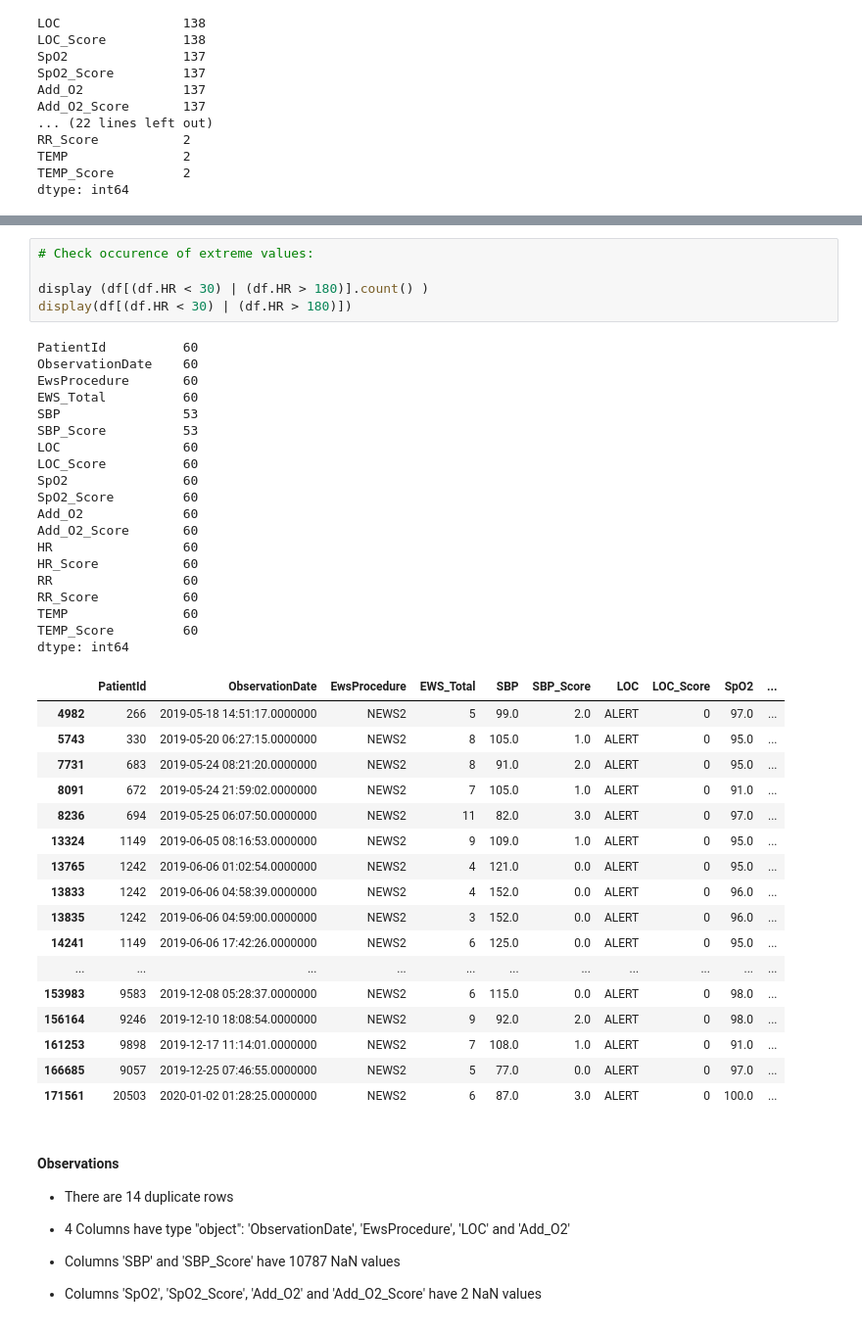
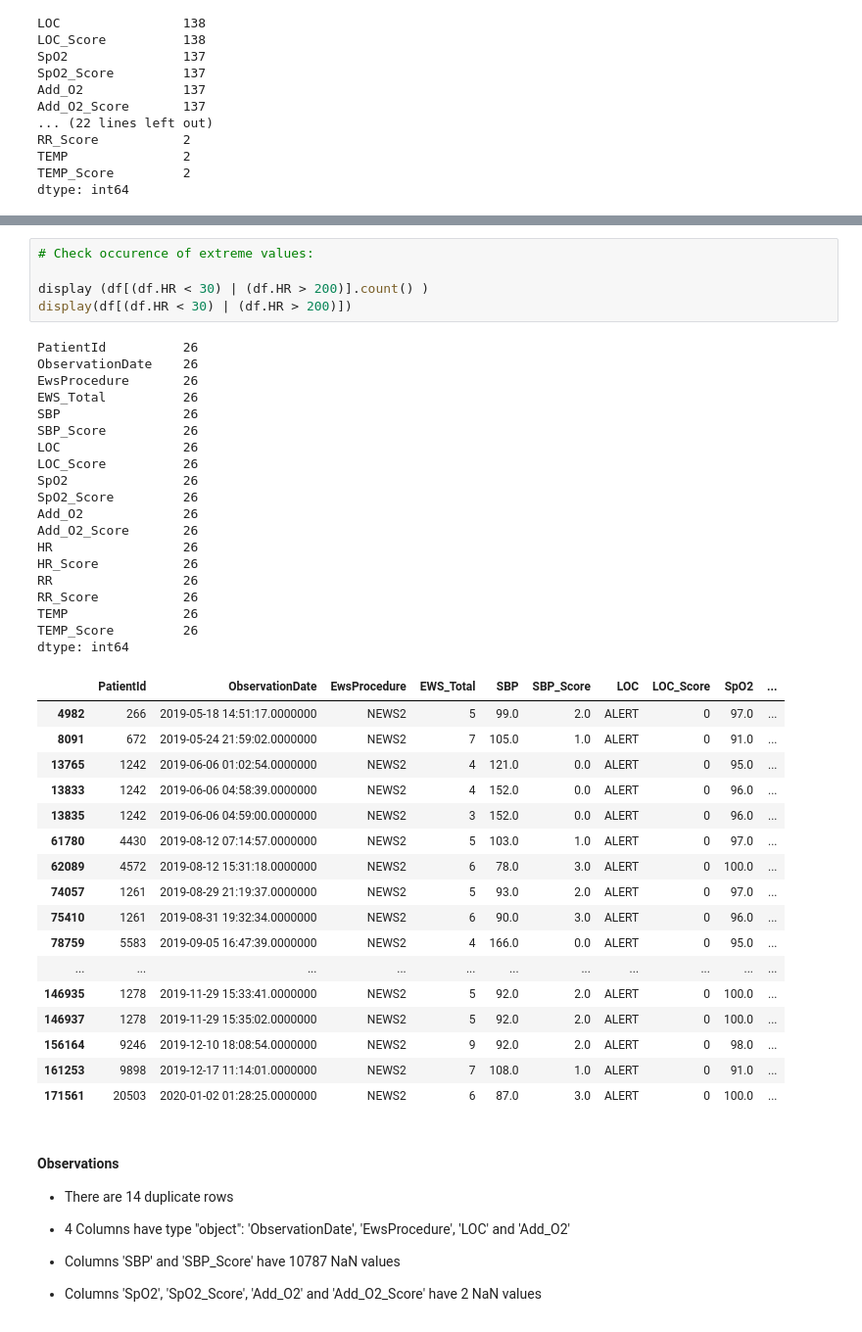
Before and after one commit to maryelo/Arinti---EWS-score---Project-, a Jupyter notebook: AD_Arinti_M-ighty.ipynb, the cells around one changed output, grey strips where cells are left out. Shown at 98% size. Cells and saved outputs as stored; diff of their text form.

```diff
--- a/AD_Arinti_M-ighty.ipynb
+++ b/AD_Arinti_M-ighty.ipynb
@@ -422,44 +418,44 @@ dtype: int64
 # %%
 # Check occurence of extreme values:
 
-display (df[(df.HR < 30) | (df.HR > 180)].count() )
-display(df[(df.HR < 30) | (df.HR > 180)])
+display (df[(df.HR < 30) | (df.HR > 200)].count() )
+display(df[(df.HR < 30) | (df.HR > 200)])
 # %% [output]
-PatientId          60
-ObservationDate    60
-EwsProcedure       60
-EWS_Total          60
-SBP                53
-SBP_Score          53
-LOC                60
-LOC_Score          60
-SpO2               60
-SpO2_Score         60
-Add_O2             60
-Add_O2_Score       60
-HR                 60
-HR_Score           60
-RR                 60
-RR_Score           60
-TEMP               60
-TEMP_Score         60
+PatientId          26
+ObservationDate    26
+EwsProcedure       26
+EWS_Total          26
+SBP                26
+SBP_Score          26
+LOC                26
+LOC_Score          26
+SpO2               26
+SpO2_Score         26
+Add_O2             26
+Add_O2_Score       26
+HR                 26
+HR_Score           26
+RR                 26
+RR_Score           26
+TEMP               26
+TEMP_Score         26
 dtype: int64
 |  | PatientId | ObservationDate | EwsProcedure | EWS_Total | SBP | SBP_Score | LOC | LOC_Score | SpO2 | ... |
 | 4982 | 266 | 2019-05-18 14:51:17.0000000 | NEWS2 | 5 | 99.0 | 2.0 | ALERT | 0 | 97.0 | ... |
-| 5743 | 330 | 2019-05-20 06:27:15.0000000 | NEWS2 | 8 | 105.0 | 1.0 | ALERT | 0 | 95.0 | ... |
-| 7731 | 683 | 2019-05-24 08:21:20.0000000 | NEWS2 | 8 | 91.0 | 2.0 | ALERT | 0 | 95.0 | ... |
 | 8091 | 672 | 2019-05-24 21:59:02.0000000 | NEWS2 | 7 | 105.0 | 1.0 | ALERT | 0 | 91.0 | ... |
-| 8236 | 694 | 2019-05-25 06:07:50.0000000 | NEWS2 | 11 | 82.0 | 3.0 | ALERT | 0 | 97.0 | ... |
-| 13324 | 1149 | 2019-06-05 08:16:53.0000000 | NEWS2 | 9 | 109.0 | 1.0 | ALERT | 0 | 95.0 | ... |
 | 13765 | 1242 | 2019-06-06 01:02:54.0000000 | NEWS2 | 4 | 121.0 | 0.0 | ALERT | 0 | 95.0 | ... |
 | 13833 | 1242 | 2019-06-06 04:58:39.0000000 | NEWS2 | 4 | 152.0 | 0.0 | ALERT | 0 | 96.0 | ... |
 | 13835 | 1242 | 2019-06-06 04:59:00.0000000 | NEWS2 | 3 | 152.0 | 0.0 | ALERT | 0 | 96.0 | ... |
-| 14241 | 1149 | 2019-06-06 17:42:26.0000000 | NEWS2 | 6 | 125.0 | 0.0 | ALERT | 0 | 95.0 | ... |
+| 61780 | 4430 | 2019-08-12 07:14:57.0000000 | NEWS2 | 5 | 103.0 | 1.0 | ALERT | 0 | 97.0 | ... |
+| 62089 | 4572 | 2019-08-12 15:31:18.0000000 | NEWS2 | 6 | 78.0 | 3.0 | ALERT | 0 | 100.0 | ... |
+| 74057 | 1261 | 2019-08-29 21:19:37.0000000 | NEWS2 | 5 | 93.0 | 2.0 | ALERT | 0 | 97.0 | ... |
+| 75410 | 1261 | 2019-08-31 19:32:34.0000000 | NEWS2 | 6 | 90.0 | 3.0 | ALERT | 0 | 96.0 | ... |
+| 78759 | 5583 | 2019-09-05 16:47:39.0000000 | NEWS2 | 4 | 166.0 | 0.0 | ALERT | 0 | 95.0 | ... |
 | ... | ... | ... | ... | ... | ... | ... | ... | ... | ... | ... |
-| 153983 | 9583 | 2019-12-08 05:28:37.0000000 | NEWS2 | 6 | 115.0 | 0.0 | ALERT | 0 | 98.0 | ... |
+| 146935 | 1278 | 2019-11-29 15:33:41.0000000 | NEWS2 | 5 | 92.0 | 2.0 | ALERT | 0 | 100.0 | ... |
+| 146937 | 1278 | 2019-11-29 15:35:02.0000000 | NEWS2 | 5 | 92.0 | 2.0 | ALERT | 0 | 100.0 | ... |
 | 156164 | 9246 | 2019-12-10 18:08:54.0000000 | NEWS2 | 9 | 92.0 | 2.0 | ALERT | 0 | 98.0 | ... |
 | 161253 | 9898 | 2019-12-17 11:14:01.0000000 | NEWS2 | 7 | 108.0 | 1.0 | ALERT | 0 | 91.0 | ... |
-| 166685 | 9057 | 2019-12-25 07:46:55.0000000 | NEWS2 | 5 | 77.0 | 0.0 | ALERT | 0 | 97.0 | ... |
 | 171561 | 20503 | 2020-01-02 01:28:25.0000000 | NEWS2 | 6 | 87.0 | 3.0 | ALERT | 0 | 100.0 | ... |
 # %% [markdown]
 #### Observations
```
Also changed, not shown: parts of 93 cells of this notebook.
